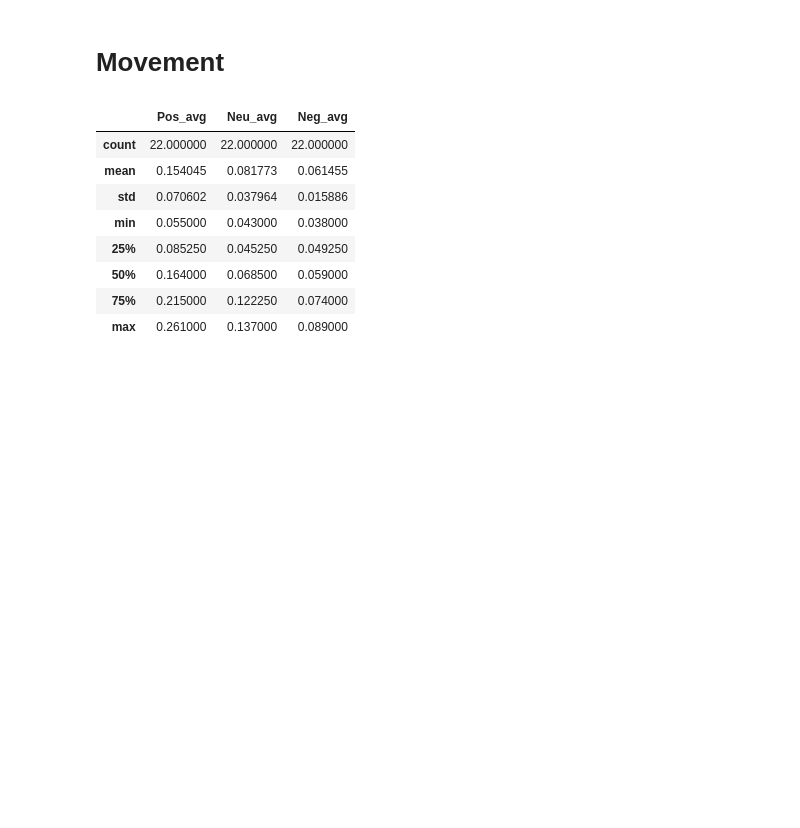
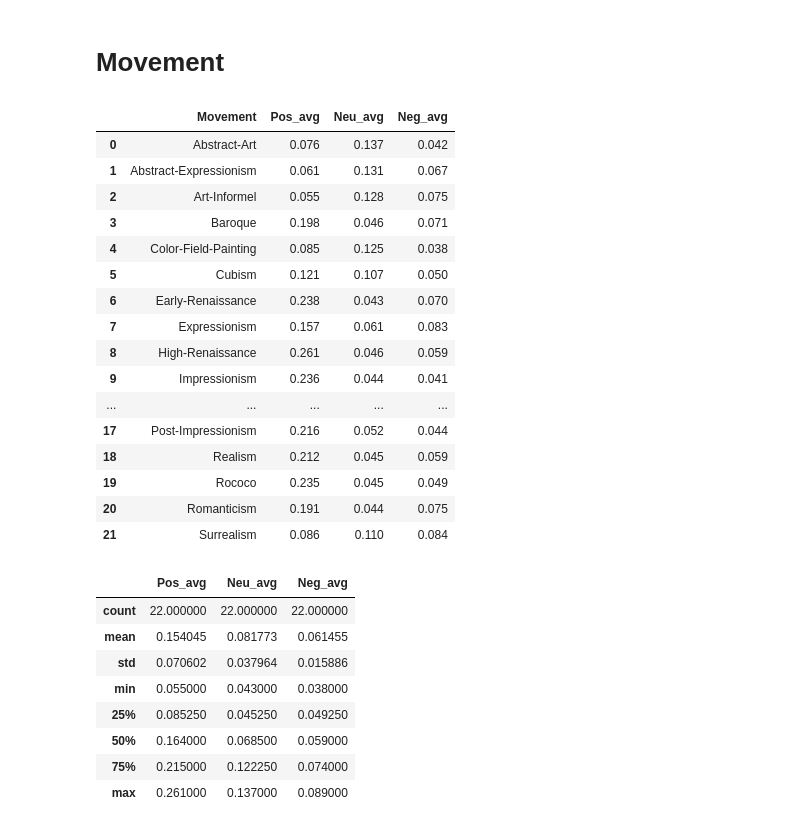
Before and after one commit to bripollc/05_DAT-A-RT_Final_Project, a Jupyter notebook: notebooks/05_Neural-Style-Transfer.ipynb, the cells around one changed output. Drawn from its saved outputs; the diff is of its cells as text; code cells hidden in the pictures; blank space fills up the shorter version.

```diff
--- a/notebooks/05_Neural-Style-Transfer.ipynb
+++ b/notebooks/05_Neural-Style-Transfer.ipynb
@@ -24,7 +8,7 @@ df
 # %% [markdown]
 # Movement
 # %%
-def movement_avg_distances(df):
+def movement_averages(df):
     df_avg = df.groupby('Movement').agg({
         'IT_gratitude': 'mean',
         'IT_happiness': 'mean',
@@ -56,7 +40,26 @@ def movement_avg_distances(df):
 
     return df
 # %%
-df_movement = movement_avg_distances(df)
+df_movement = movement_averages(df)
+df_movement
+# %% [output]
+|  | Movement | Pos_avg | Neu_avg | Neg_avg |
+| 0 | Abstract-Art | 0.076 | 0.137 | 0.042 |
+| 1 | Abstract-Expressionism | 0.061 | 0.131 | 0.067 |
+| 2 | Art-Informel | 0.055 | 0.128 | 0.075 |
+| 3 | Baroque | 0.198 | 0.046 | 0.071 |
+| 4 | Color-Field-Painting | 0.085 | 0.125 | 0.038 |
+| 5 | Cubism | 0.121 | 0.107 | 0.050 |
+| 6 | Early-Renaissance | 0.238 | 0.043 | 0.070 |
+| 7 | Expressionism | 0.157 | 0.061 | 0.083 |
+| 8 | High-Renaissance | 0.261 | 0.046 | 0.059 |
+| 9 | Impressionism | 0.236 | 0.044 | 0.041 |
+| ... | ... | ... | ... | ... |
+| 17 | Post-Impressionism | 0.216 | 0.052 | 0.044 |
+| 18 | Realism | 0.212 | 0.045 | 0.059 |
+| 19 | Rococo | 0.235 | 0.045 | 0.049 |
+| 20 | Romanticism | 0.191 | 0.044 | 0.075 |
+| 21 | Surrealism | 0.086 | 0.110 | 0.084 |
 # %%
 df_movement.describe()
 # %% [output]
```
Also changed, not shown: parts of 20 cells of this notebook, 10 other files.
